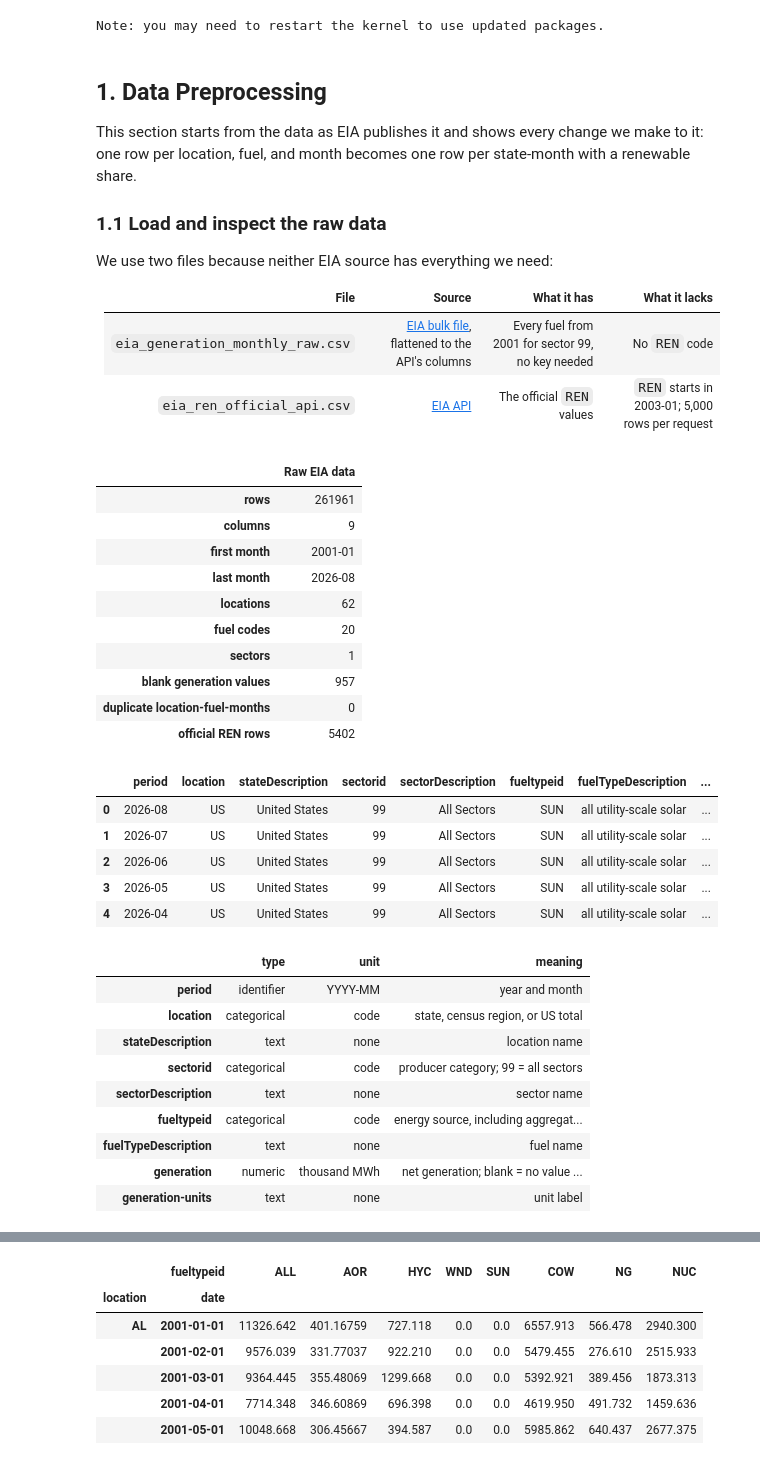
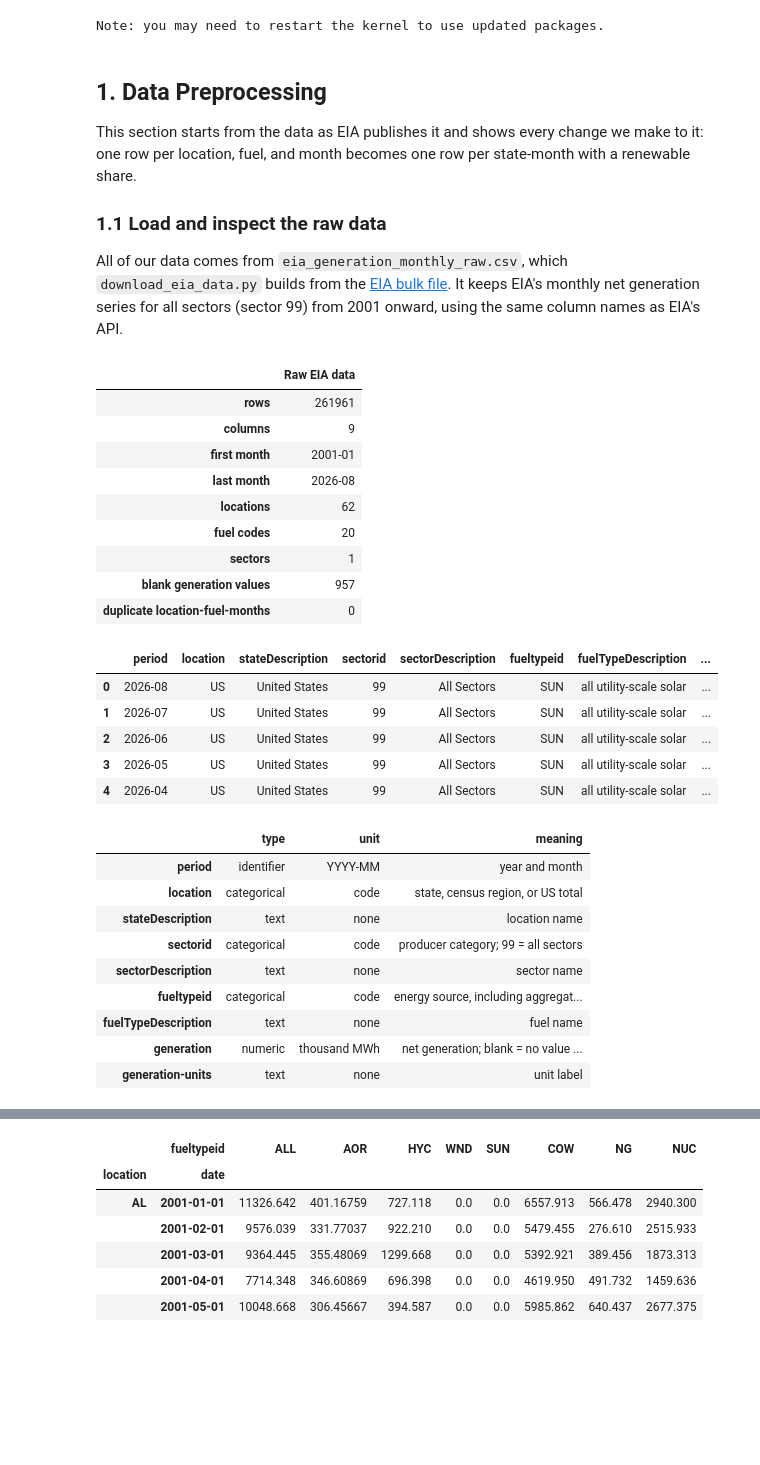
Before and after one commit to legacysti/ics635-final-project, a Jupyter notebook: ICS635_Final_Project.ipynb, the cells around one changed output, grey strips where cells are left out. Saved outputs shown, nothing was run; the diff lists cells and outputs as text; code cells hidden in the pictures; blank space fills up the shorter version.

```diff
--- a/ICS635_Final_Project.ipynb
+++ b/ICS635_Final_Project.ipynb
@@ -62,15 +81,11 @@ one row per location, fuel, and month becomes one row per state-month with a ren
 
 ### 1.1 Load and inspect the raw data
 
-We use two files because neither EIA source has everything we need:
-
-| File | Source | What it has | What it lacks |
-|---|---|---|---|
-| `eia_generation_monthly_raw.csv` | [EIA bulk file](https://www.eia.gov/opendata/bulk/ELEC.zip), flattened to the API's columns | Every fuel from 2001 for sector 99, no key needed | No `REN` code |
-| `eia_ren_official_api.csv` | [EIA API](https://www.eia.gov/opendata/browser/electricity/electric-power-operational-data) | The official `REN` values | `REN` starts in 2003-01; 5,000 rows per request |
+All of our data comes from `eia_generation_monthly_raw.csv`, which `download_eia_data.py` builds from
+the [EIA bulk file](https://www.eia.gov/opendata/bulk/ELEC.zip). It keeps EIA's monthly net generation
+series for all sectors (sector 99) from 2001 onward, using the same column names as EIA's API.
 # %%
 raw = pd.read_csv(RAW_PATH, dtype={"sectorid": str})
-official_ren = pd.read_csv(REN_PATH, dtype={"sectorid": str})
 
 # --- Size, coverage, and missing values ---
 display(pd.Series({
@@ -83,7 +98,6 @@ display(pd.Series({
     "sectors": raw["sectorid"].nunique(),
     "blank generation values": int(raw["generation"].isna().sum()),
     "duplicate location-fuel-months": int(raw.duplicated(["location", "fueltypeid", "period"]).sum()),
-    "official REN rows": len(official_ren),
 }, name="Raw EIA data").to_frame())
 
 display(raw.head())
@@ -91,34 +105,33 @@ display(raw.head())
 # --- Column types and meaning ---
 column_info = {
     "period":              ("identifier", "YYYY-MM",          "year and month"),
     "location":            ("categorical", "code",            "state, census region, or US total"),
     "stateDescription":    ("text", "none",                   "location name"),
     "sectorid":            ("categorical", "code",            "producer category; 99 = all sectors"),
     "sectorDescription":   ("text", "none",                   "sector name"),
     "fueltypeid":          ("categorical", "code",            "energy source, including aggregates such as ALL"),
     "fuelTypeDescription": ("text", "none",                   "fuel name"),
     "generation":          ("numeric", "thousand MWh",        "net generation; blank = no value published"),
     "generation-units":    ("text", "none",                   "unit label"),
 }
 display(pd.DataFrame(column_info, index=["type", "unit", "meaning"]).T)
 
 # --- Fuel codes in the raw file ---
 (raw.groupby(["fueltypeid", "fuelTypeDescription"])
     .agg(rows=("generation", "size"), blanks=("generation", lambda s: s.isna().sum()),
          first_month=("period", "min"))
     .reset_index())
 # %% [output]
 |  | Raw EIA data |
 | rows | 261961 |
 | columns | 9 |
 | first month | 2001-01 |
 | last month | 2026-08 |
 | locations | 62 |
 | fuel codes | 20 |
 | sectors | 1 |
 | blank generation values | 957 |
 | duplicate location-fuel-months | 0 |
-| official REN rows | 5402 |
 |  | period | location | stateDescription | sectorid | sectorDescription | fueltypeid | fuelTypeDescription | ... |
 | 0 | 2026-08 | US | United States | 99 | All Sectors | SUN | all utility-scale solar | ... |
 | 1 | 2026-07 | US | United States | 99 | All Sectors | SUN | all utility-scale solar | ... |
```
Also changed, not shown: parts of 7 cells of this notebook, 3 other files.
